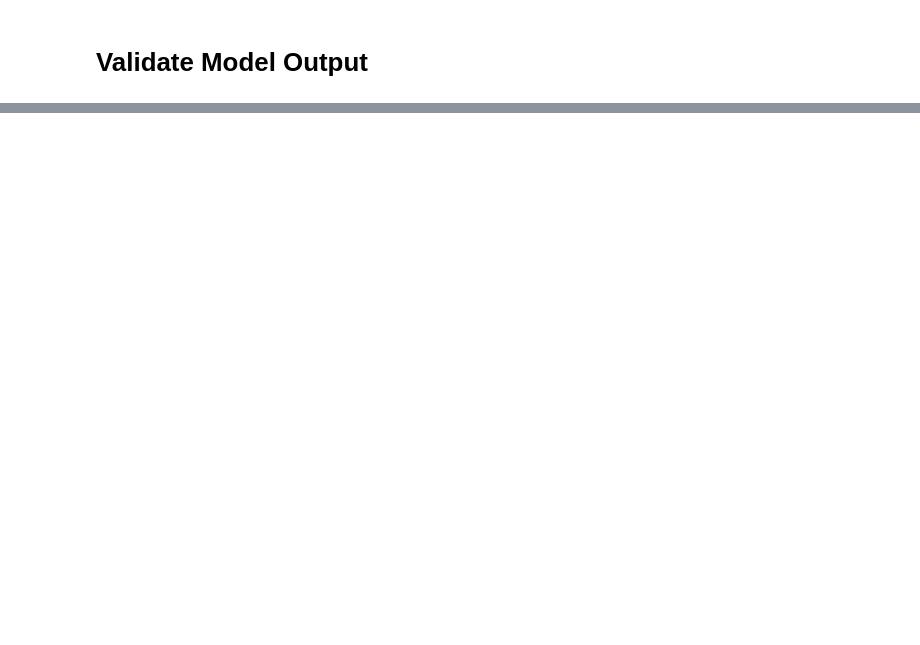
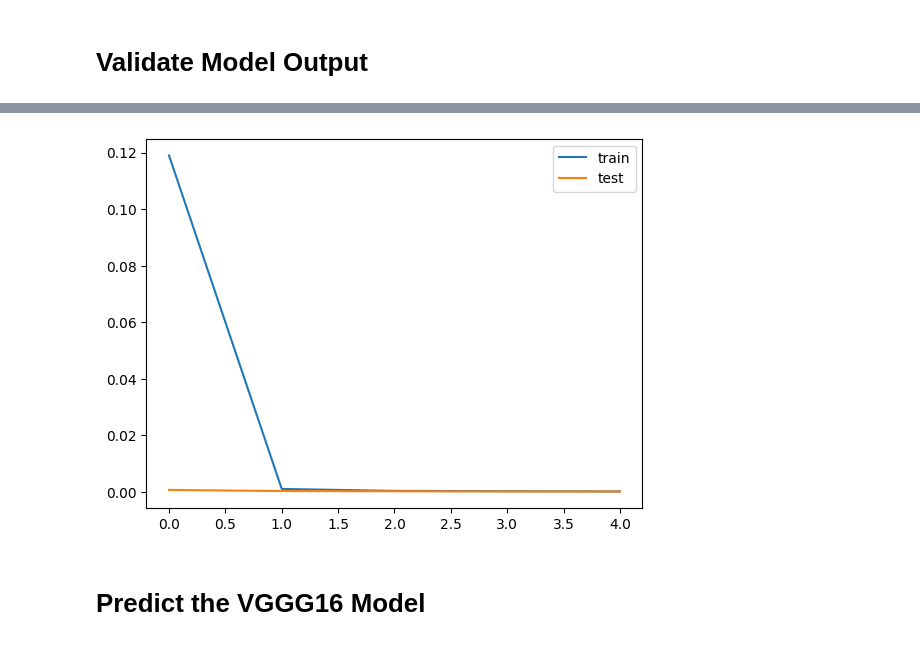
Before and after one commit to sriramofficial9/Feature_Engineering_project, a Jupyter notebook: FE_Project_Group_14_New.ipynb, the cells around one changed output, grey strips where cells are left out. Cells and saved outputs as stored; diff of their text form; code cells hidden in the pictures; blank space fills up the shorter version.

```diff
--- a/FE_Project_Group_14_New.ipynb
+++ b/FE_Project_Group_14_New.ipynb
@@ -359,0 +640,25 @@ predictImage(u)
+# %%
+from keras.callbacks import EarlyStopping
+
+# Set up EarlyStopping callback
+early_stopping = EarlyStopping(monitor='val_loss', patience=5, restore_best_weights=True)
+
+batch_size = 32  # Adjust based on your dataset and memory constraints
+
+# Train the model
+history = model.fit(
+    train_dataset,
+    steps_per_epoch=nb_train_samples // batch_size,  # Adjust based on your dataset size and batch size
+    epochs=5,
+    validation_data=valid_dataset,
+    validation_steps=nb_validation_samples // batch_size,  # Adjust based on your dataset size and batch size
+    callbacks=[early_stopping]
+)
+
+# Evaluate the model on the test set
+result = model.evaluate(test_dataset)
+print("Test Loss:", result[0])
+print("Test MAE:", result[1])
+
+# Save the trained model
+model.save('severity_model_vgg16.h5')
@@ -359,0 +679,9 @@ predictImage(u)
+# %%
+plt.plot(history.history['loss'], label='train')
+plt.plot(history.history['val_loss'], label='test')
+plt.legend()
+plt.show()
+# %% [output]
+[figure, added]
+# %% [markdown]
+# Predict the VGGG16 Model
```
Also changed, not shown: parts of 23 cells of this notebook, 6 other files.
